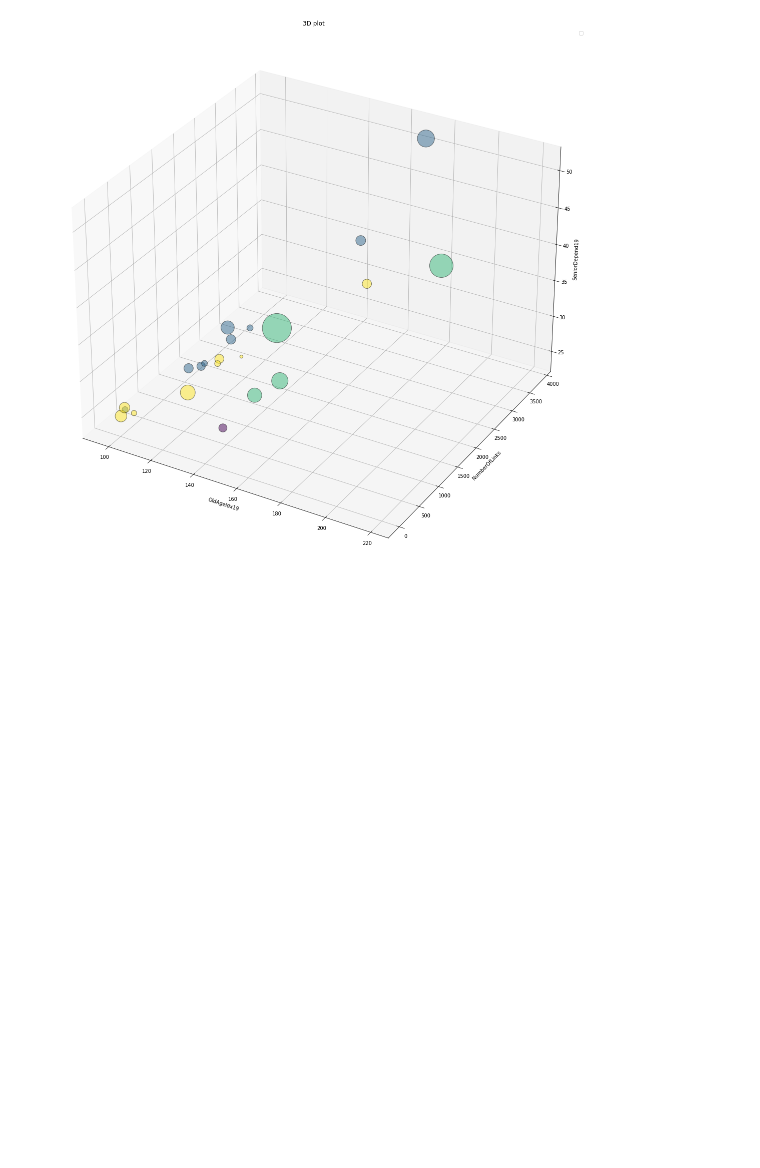
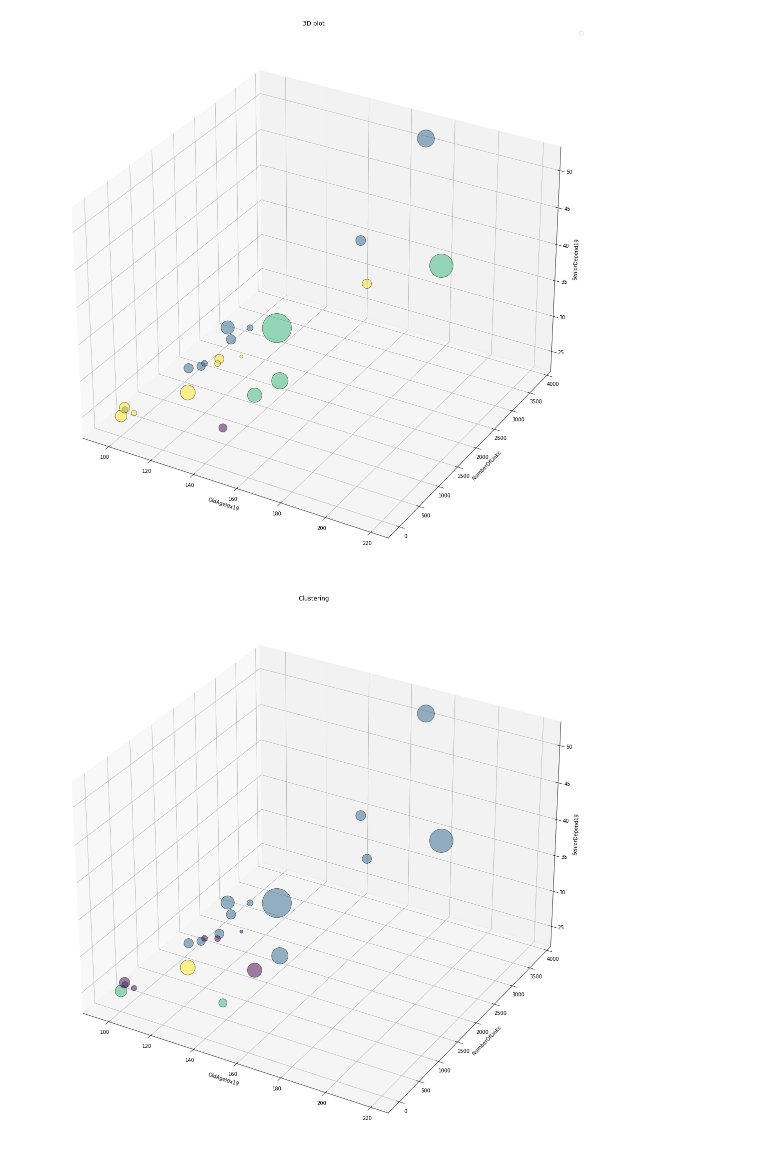
Before and after one commit to anafsa/ChildrenOfJupyter, a Jupyter notebook: Stage-1/challenge2/Exploratory Data Analysis_3.ipynb, the cells around one changed output. Cells and saved outputs as stored; diff of their text form; code cells hidden in the pictures; blank space fills up the shorter version.

Commit message:
added agglomerative clustering

```diff
--- a/Stage-1/challenge2/Exploratory Data Analysis_3.ipynb
+++ b/Stage-1/challenge2/Exploratory Data Analysis_3.ipynb
@@ -663,3 +662,29 @@ plot_3d(aggDf[cols].to_numpy(), cols, _df.to_numpy(), aggDf['AvgDailyPopulation'
 # %% [output]
 No handles with labels found to put in legend.
 [figure]
+# %%
+def agglomerative_clustering(X_df, cols, nclusters, size, order, metric):
+    X = X_df[[cols[order[0]], cols[order[1]], cols[order[2]]]].to_numpy()
+
+    model = AgglomerativeClustering(n_clusters=nclusters, linkage="average", affinity=metric)
+    y_model = model.fit_predict(X)
+
+    fig = plt.figure(figsize=(20,20))
+    ax = fig.add_subplot(111, projection='3d')
+
+    ax.scatter(X[:,0],X[:,1],X[:,2], edgecolor='k', c=y_model,
+               s=aggDf['AvgDailyPopulation'].to_numpy(), alpha = 0.5)
+
+    #plt.legend()
+    ax.set_title("Clustering")
+    ax.set_xlabel(cols[order[0]])
+    ax.set_ylabel(cols[order[1]])
+    ax.set_zlabel(cols[order[2]])
+
+    plt.autoscale(enable=True, axis='x', tight=True)
+
+    plt.show()
+
+agglomerative_clustering(aggDf[cols], cols, 4, aggDf['AvgDailyPopulation'].to_numpy(), [2,0,1], 'cosine')
+# %% [output]
+[figure, added]
```
Also changed, not shown: parts of 4 cells of this notebook.
